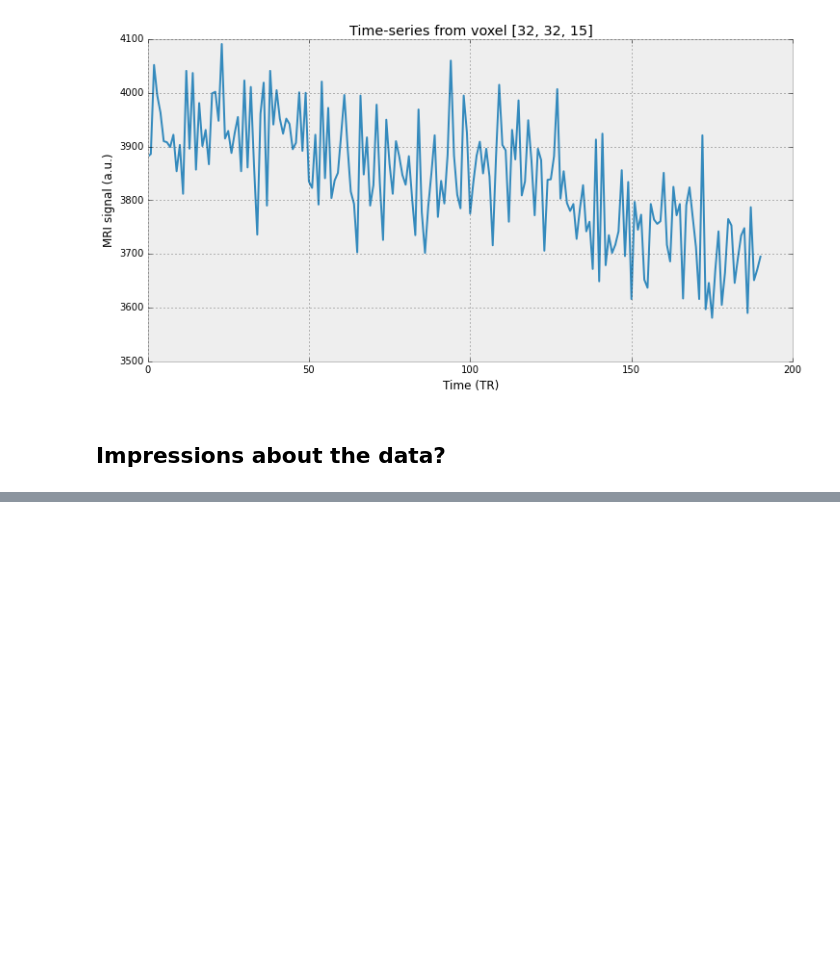
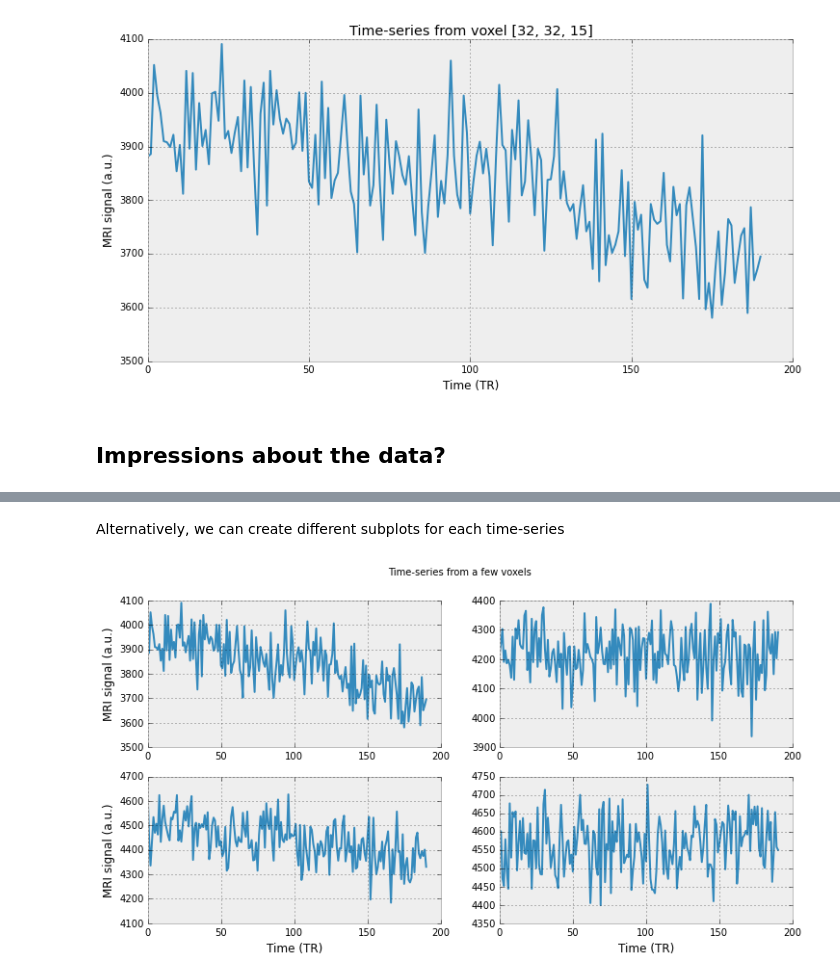
Before and after one commit to ohbm/brain-hacking-101, a Jupyter notebook: beginner-python/002-plots.ipynb, the cells around one changed output, grey strips where cells are left out. Cells and saved outputs as stored; diff of their text form; code cells hidden in the pictures; blank space fills up the shorter version.

```diff
--- a/beginner-python/002-plots.ipynb
+++ b/beginner-python/002-plots.ipynb
@@ -44,0 +58,18 @@ fig.set_size_inches([12, 6])
+# %% [markdown]
+Alternatively, we can create different subplots for each time-series
+# %%
+fig, ax = plt.subplots(2, 2)
+# ax is now an array!
+ax[0, 0].plot(data[32, 32, 15, :])
+ax[0, 1].plot(data[32, 32, 14, :])
+ax[1, 0].plot(data[32, 32, 13, :])
+ax[1, 1].plot(data[32, 32, 12, :])
+ax[1, 0].set_xlabel('Time (TR)')
+ax[1, 1].set_xlabel('Time (TR)')
+ax[0, 0].set_ylabel('MRI signal (a.u.)')
+ax[1, 0].set_ylabel('MRI signal (a.u.)')
+# Note that we now set the title through the fig object!
+fig.suptitle('Time-series from a few voxels')
+fig.set_size_inches([12, 6])
+# %% [output]
+[figure, added]
```
Also changed, not shown: parts of 8 cells of this notebook, 1 other file.
